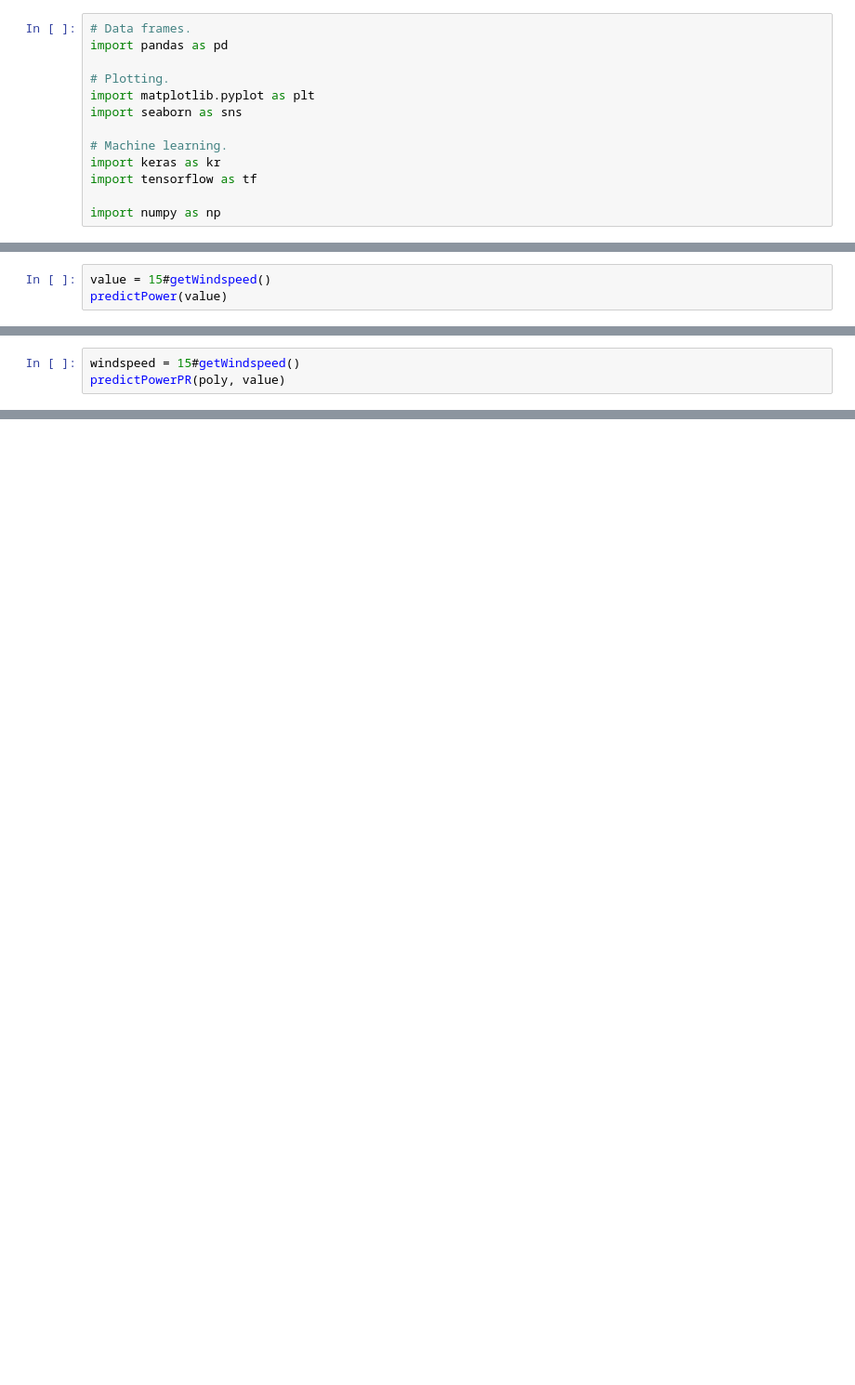
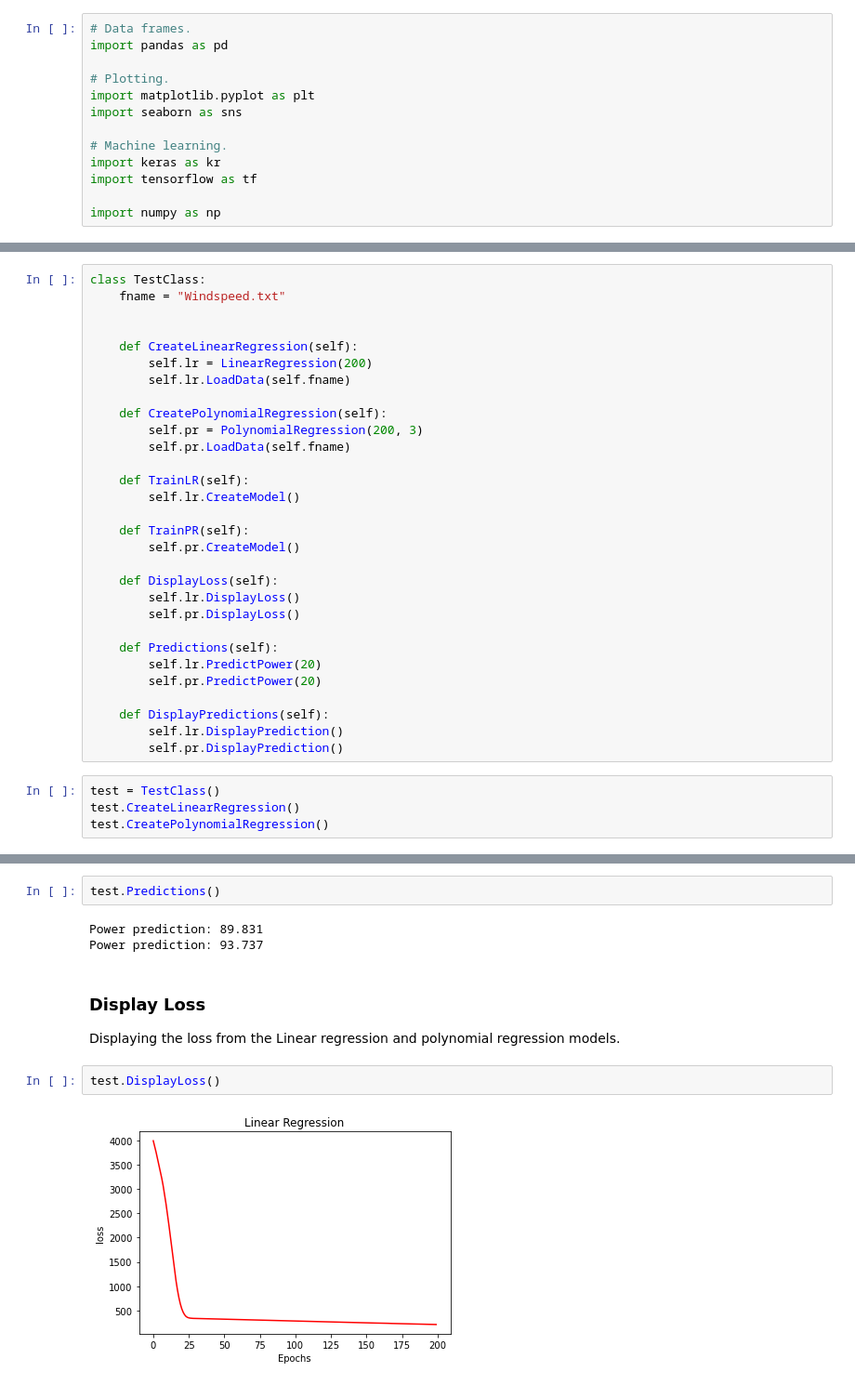
Before and after one commit to Tsroc/S7Project_EmergingTechnologies, a Jupyter notebook: Train-model.ipynb, the cells around one changed output, grey strips where cells are left out. Shown at 93% size. Drawn from its saved outputs; the diff is of its cells as text; blank space fills up the shorter version.

Commit message:
Seperated models into classes.

```diff
--- a/Train-model.ipynb
+++ b/Train-model.ipynb
@@ -130,3 +22,0 @@ lr_prediction = model.predict(X)
-# %%
-value = 15#getWindspeed()
-predictPower(value)
@@ -241,3 +22,0 @@ plt.show()
-# %%
-windspeed = 15#getWindspeed()
-predictPowerPR(poly, value)
@@ -245,0 +166,34 @@ Power prediction: 83.936
+# %%
+class TestClass:
+    fname = "Windspeed.txt"
+
+
+    def CreateLinearRegression(self):
+        self.lr = LinearRegression(200)
+        self.lr.LoadData(self.fname)
+
+    def CreatePolynomialRegression(self):
+        self.pr = PolynomialRegression(200, 3)
+        self.pr.LoadData(self.fname)
+
+    def TrainLR(self):
+        self.lr.CreateModel()
+
+    def TrainPR(self):
+        self.pr.CreateModel()
+
+    def DisplayLoss(self):
+        self.lr.DisplayLoss()
+        self.pr.DisplayLoss()
+
+    def Predictions(self):
+        self.lr.PredictPower(20)
+        self.pr.PredictPower(20)
+
+    def DisplayPredictions(self):
+        self.lr.DisplayPrediction()
+        self.pr.DisplayPrediction()
+# %%
+test = TestClass()
+test.CreateLinearRegression()
+test.CreatePolynomialRegression()
@@ -245,0 +246,12 @@ Power prediction: 83.936
+# %%
+test.Predictions()
+# %% [output]
+Power prediction: 89.831
+Power prediction: 93.737
+# %% [markdown]
+### Display Loss
+Displaying the loss from the Linear regression and polynomial regression models.
+# %%
+test.DisplayLoss()
+# %% [output]
+[figure, added]
```
Also changed, not shown: parts of 30 cells of this notebook, 4 other files.
